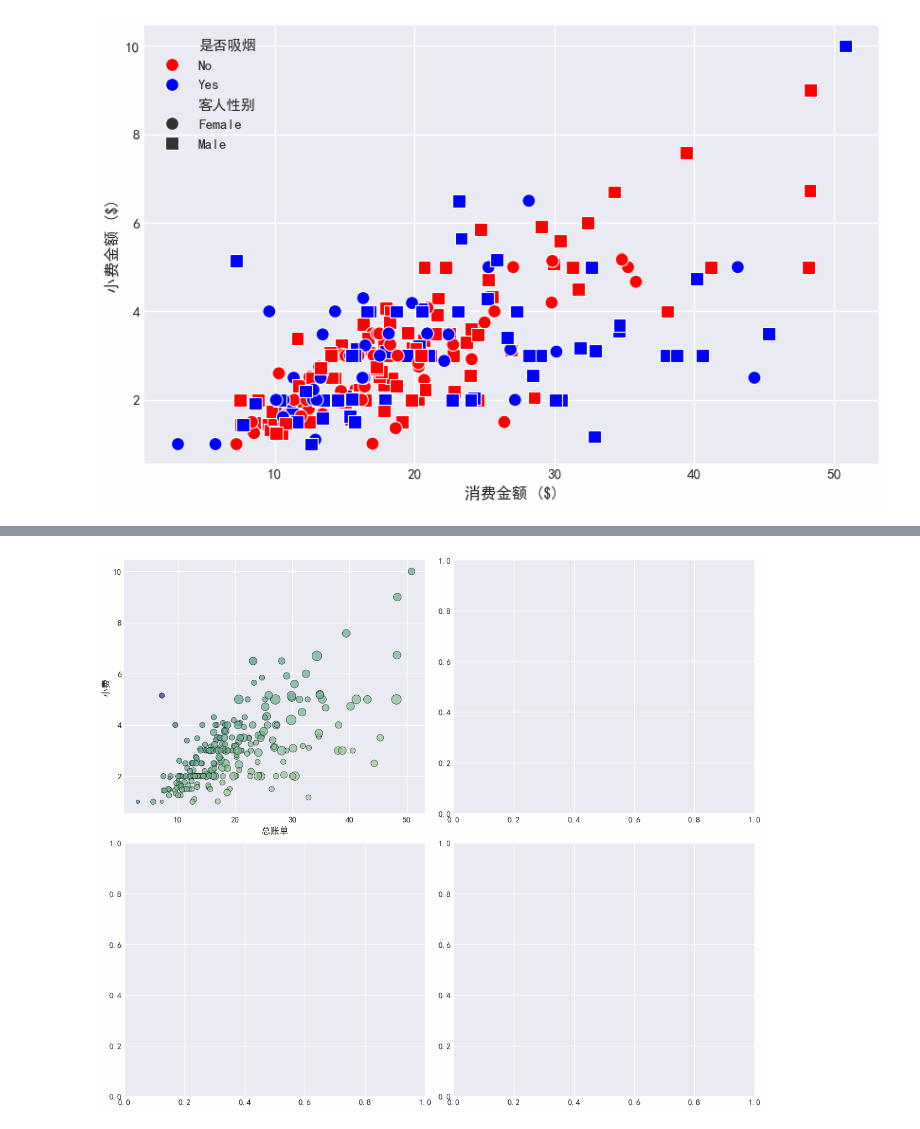
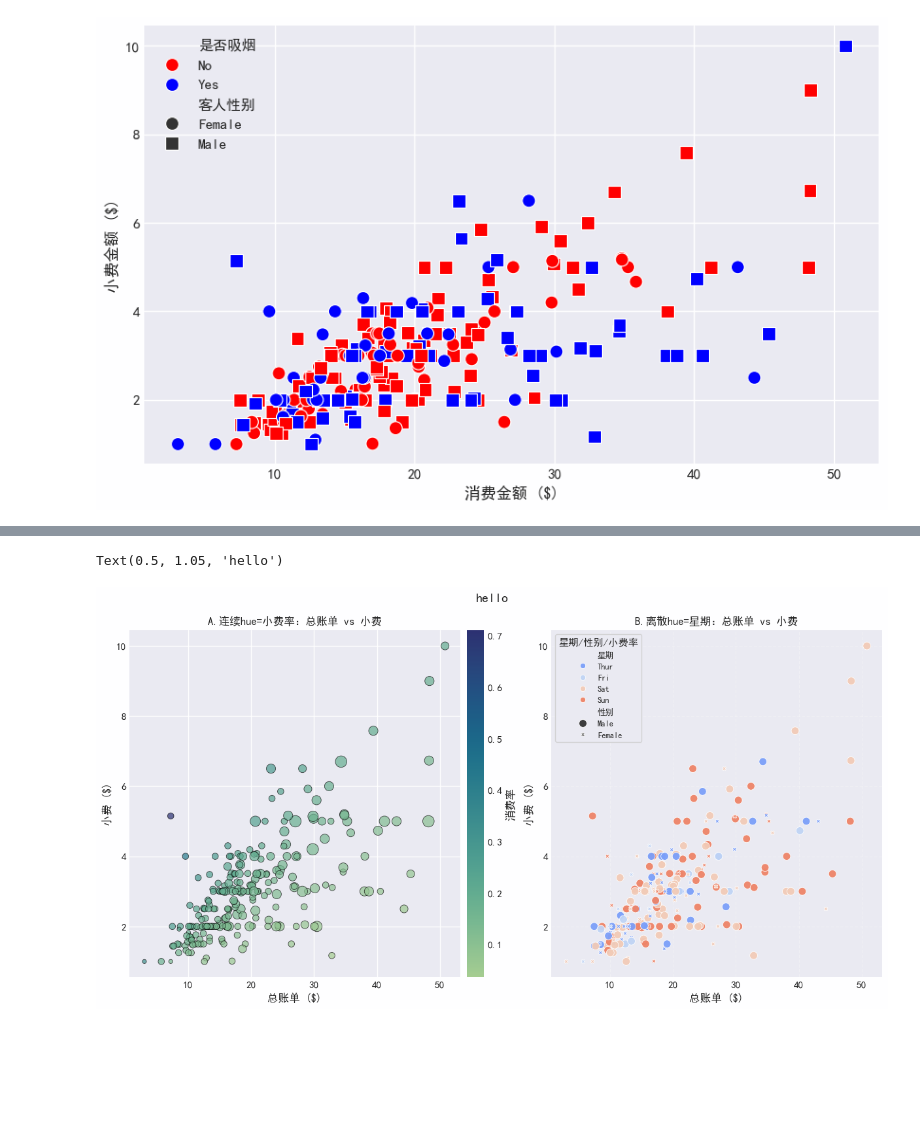
Before and after one commit to SongYangcheng/coding, a Jupyter notebook: seaborn.ipynb, the cells around one changed output, grey strips where cells are left out. Drawn from its saved outputs; the diff is of its cells as text; code cells hidden in the pictures; blank space fills up the shorter version.

```diff
--- a/seaborn.ipynb
+++ b/seaborn.ipynb
@@ -550,30 +554,65 @@ plt.show()
 # %%
 import seaborn as sns
 import matplotlib.pyplot as plt
 from matplotlib.colors import Normalize #标准化颜色映射
 import pandas as pd
 from matplotlib.cm import ScalarMappable #颜色映射,生成颜色条
 plt.rcParams['font.family'] = ['SimHei']  #设置中文字体为SimHei
 #画布2X2
-fig, axes = plt.subplots(2, 2, figsize=(12, 10), constrained_layout=True) #constriant_layout=True自动调整子图间距
+fig, axes = plt.subplots(1, 2, figsize=(12, 6), constrained_layout=True) #constriant_layout=True自动调整子图间距
 #图一
-ax = axes[0, 0]
+ax = axes[0]
 norm = Normalize(vmin=tips['小费率'].min(), vmax=tips['小费率'].max()) #标准化小费率用于颜色映射
 cmap = plt.get_cmap('crest') #使用crest调色板
 hplot = sns.scatterplot(
     data=tips, #获取数据源tips
     x='总账单', #x轴变量
     y='小费', #y轴变量
     hue='小费率', #颜色映射变量
     palette=cmap, #指定调色板
     size='人数', #点大小映射变量
     sizes=(20, 160), #点大小范围
     alpha=0.7, #点透明度
     linewidth=0.6, #点边缘线宽
     edgecolor='black',
     ax=ax, #指定子图轴对象
     legend=False #不显示图例
 )
-ax = axes[0, 1]
+ax.set_title('A.连续hue=小费率：总账单 vs 小费')
+ax.set_xlabel('总账单 ($)')
+ax.set_ylabel('小费 ($)')
+#手动colorbara按(hue_norm, cmap来)添加颜色条
+sm = ScalarMappable(norm=norm, cmap=cmap) #创建颜色映射对象
+sm.set_array([]) #空数组用于颜色条
+cbar = fig.colorbar(sm, ax=ax, pad=0.02) #添加颜色条
+cbar.set_label('消费率', rotation=90)
+ax = axes[1]
+sns.scatterplot(
+    data=tips,
+    x='总账单',
+    y='小费',
+    hue='星期',
+    palette='coolwarm',
+    hue_order=['Thur', 'Fri', 'Sat', 'Sun'],#星期排序
+    style='性别',
+    markers=True,
+    size='性别',
+    alpha=0.95,
+    linewidth=0.6,
+    edgecolor='white',
+    ax=ax,
+)
+ax.set_title('B.离散hue=星期：总账单 vs 小费')
+ax.set_xlabel('总账单 ($)')
+ax.set_ylabel('小费 ($)')
+ax.grid(True, linestyle='--', alpha=0.3)
+sns.despine(ax=ax) #移除顶部和右侧坐标轴
+ax.legend(title='星期/性别/小费率',
+          loc='upper left',
+          frameon=True,
+          fontsize=9,
+          title_fontsize=11)
+fig.suptitle('hello', y=1.05)
 # %% [output]
+Text(0.5, 1.05, 'hello')
-[figure, old version]
+[figure, new version]
```
Also changed, not shown: parts of 34 cells of this notebook, 18 other files.
